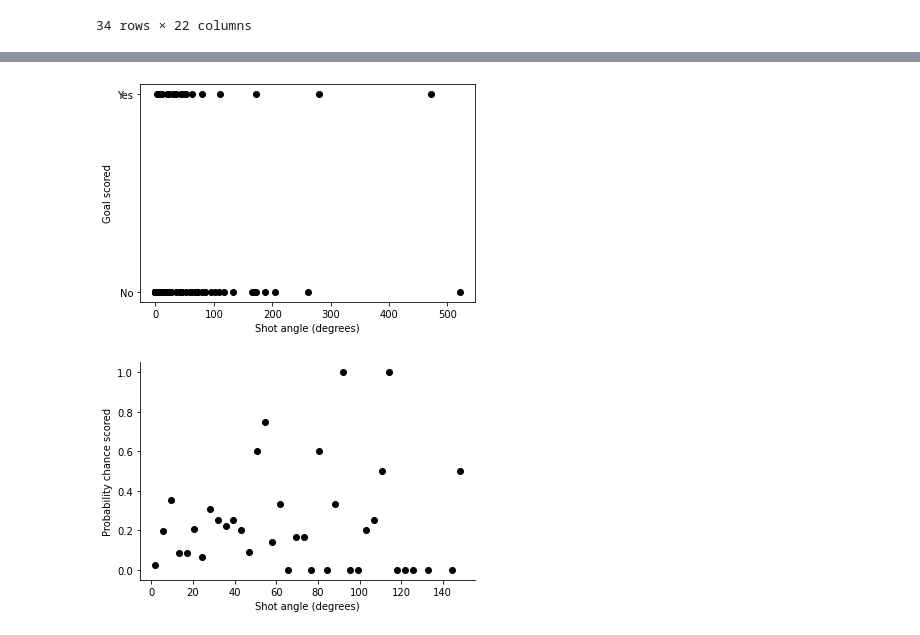
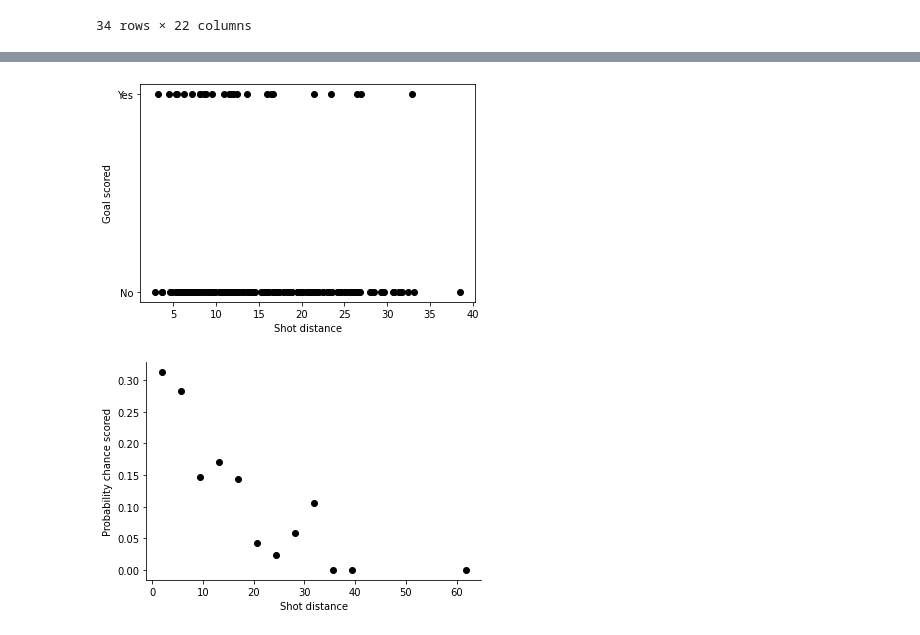
Before and after one commit to luisalawson/proyecto-TD8, a Jupyter notebook: BayerLeverkusenxG.ipynb, the cells around one changed output, grey strips where cells are left out. Saved outputs shown, nothing was run; the diff lists cells and outputs as text; code cells hidden in the pictures.

```diff
--- a/BayerLeverkusenxG.ipynb
+++ b/BayerLeverkusenxG.ipynb
@@ -105,24 +94,5 @@ clean_shots['shot_angle_degrees'] = np.degrees(clean_shots['shot_angle'])
-# %%
-def calculate_theta(row):
-    z = row['goal_z']
-    x = row['X']
-
-    # Calculate sin(theta)
-    sin_theta = z / (z**2 + (120 - x)**2)
-
-    # Ensure the value is in the valid range for arcsin [-1, 1]
-    if -1 <= sin_theta <= 1:
-        # Calculate theta in radians
-        theta_rad = np.arcsin(sin_theta)
-        # Optionally convert to degrees
-        theta_deg = np.degrees(theta_rad)
-        return theta_deg
-    else:
-        return np.nan  # Return NaN if sin(theta) is out of range
-
-# Apply the function to each row in the DataFrame
-clean_shots['angle'] = clean_shots.apply(calculate_theta, axis=1)
-clean_shots['shot_angle_degrees'] = np.degrees(clean_shots['angle'])
+# %%
+clean_shots["distance"] = clean_shots["X"].apply(lambda cell:120 - cell)
 # %%
 clean_shots
 # %% [output]
@@ -144,35 +114,35 @@ goals = clean_shots.loc[clean_shots['Goal']==1]
 # %%
 #first 200 shots
 shots_200=clean_shots.iloc[:200]
-#plot first 200 shots goal angle
+#plot first 200 shots goal distance
 fig, ax = plt.subplots()
-ax.plot(shots_200['shot_angle_degrees'], shots_200['Goal'], linestyle='none', marker= '.', markersize= 12, color='black')
+ax.plot(shots_200['distance'], shots_200['Goal'], linestyle='none', marker= '.', markersize= 12, color='black')
 #make legend
 ax.set_ylabel('Goal scored')
-ax.set_xlabel("Shot angle (degrees)")
+ax.set_xlabel("Shot distance")
 plt.ylim((-0.05,1.05))
 ax.set_yticks([0,1])
 ax.set_yticklabels(['No','Yes'])
 plt.show()
 # %% [output]
-[figure, old version]
+[figure, new version]
 # %%
-#number of shots from angle
-shotcount_dist = np.histogram(clean_shots['shot_angle_degrees'], bins=40, range=[0, 150])
-#number of goals from angle
-goalcount_dist = np.histogram(goals['shot_angle_degrees'], bins=40, range=[0, 150])
+#number of shots from distance
+shotcount_dist = np.histogram(clean_shots['distance'], bins=40, range=[0, 150])
+#number of goals from distance
+goalcount_dist = np.histogram(goals['distance'], bins=40, range=[0, 150])
 np.seterr(divide='ignore', invalid='ignore')
-#probability of scoring goal
+#probability of scoring goal from a given distance
 prob_goal = np.divide(goalcount_dist[0], shotcount_dist[0])
 angle = shotcount_dist[1]
 midangle = (angle[:-1] + angle[1:])/2
 #make plot
 fig,ax = plt.subplots()
 ax.plot(midangle, prob_goal, linestyle='none', marker= '.', markersize= 12, color='black')
 ax.set_ylabel('Probability chance scored')
-ax.set_xlabel("Shot angle (degrees)")
+ax.set_xlabel("Shot distance")
 ax.spines['top'].set_visible(False)
 ax.spines['right'].set_visible(False)
 plt.show()
 # %% [output]
-[figure, old version]
+[figure, new version]
```
Also changed, not shown: parts of 5 cells of this notebook, 1 other file.
